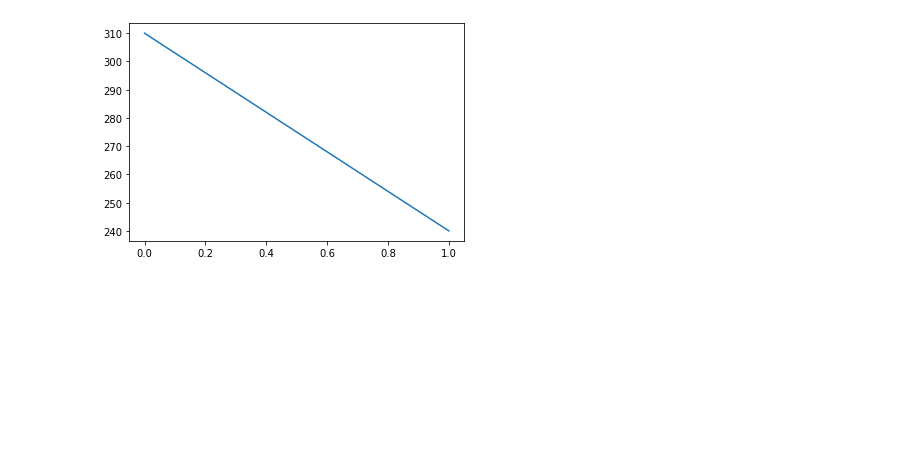
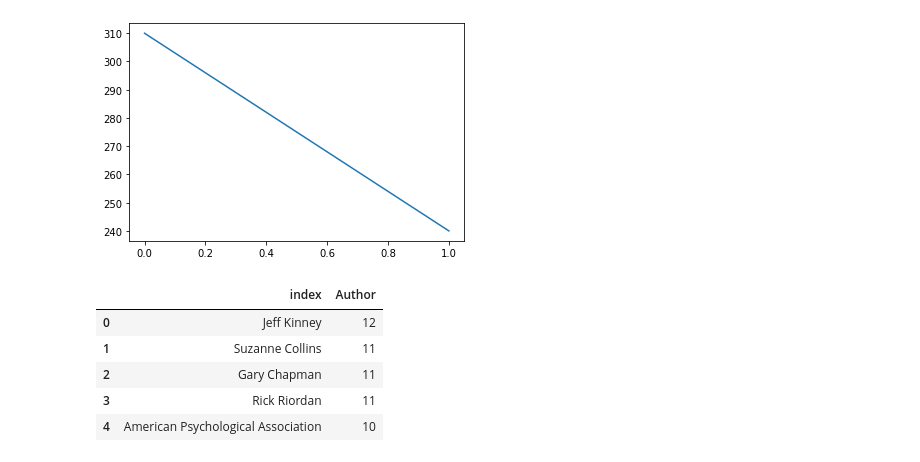
Before and after one commit to fraborm/kaggle-challenge-LMF, a Jupyter notebook: exercise LMF.ipynb, the cells around one changed output. Cells and saved outputs as stored; diff of their text form; code cells hidden in the pictures; blank space fills up the shorter version.

```diff
--- a/exercise LMF.ipynb
+++ b/exercise LMF.ipynb
@@ -25,3 +26,13 @@ plt.plot(Genre['Genre'])
 # %% [output]
 [<matplotlib.lines.Line2D at 0x...>]
 [figure]
+# %%
+Author=df['Author'].value_counts().reset_index()
+Author.head()
+# %% [output]
+|  | index | Author |
+| 0 | Jeff Kinney | 12 |
+| 1 | Suzanne Collins | 11 |
+| 2 | Gary Chapman | 11 |
+| 3 | Rick Riordan | 11 |
+| 4 | American Psychological Association | 10 |
```
Also changed, not shown: parts of 4 cells of this notebook.
